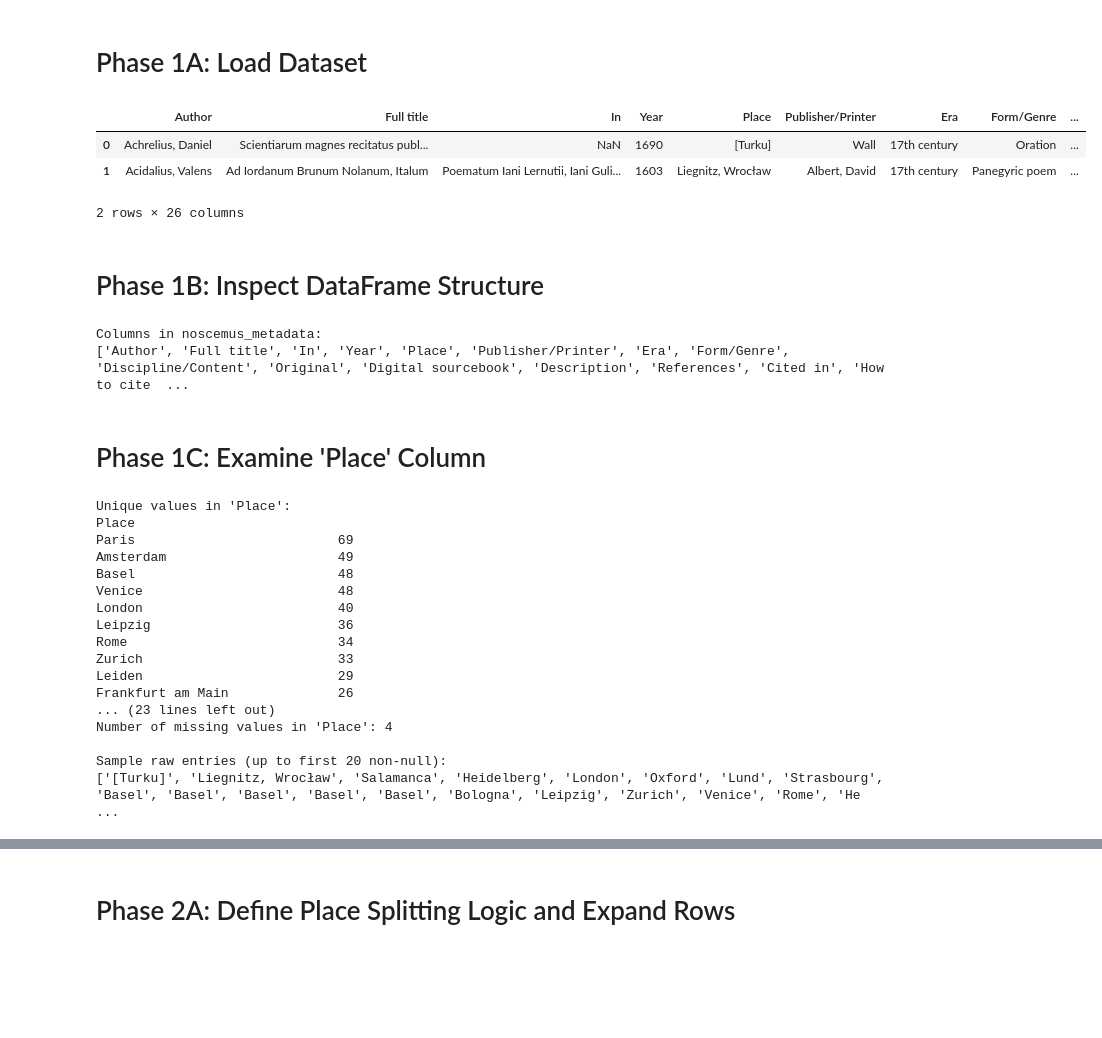
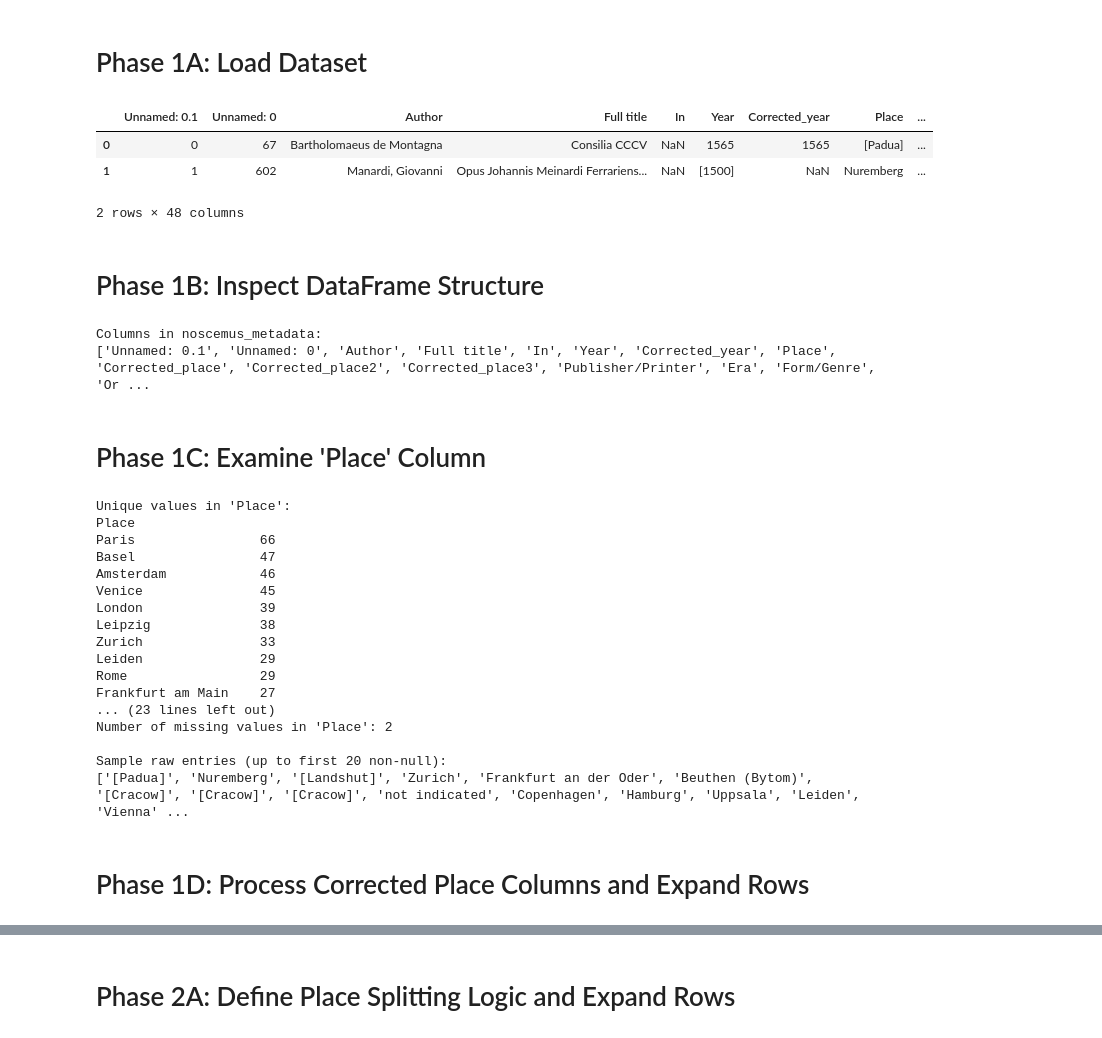
Before and after one commit to utaysi/EuPaC_noscemus, a Jupyter notebook: NOSCEMUS_geomapping_using_cleaned_dataset.ipynb, the cells around one changed output, grey strips where cells are left out. Cells and saved outputs as stored; diff of their text form; code cells hidden in the pictures; blank space fills up the shorter version.

```diff
--- a/NOSCEMUS_geomapping_using_cleaned_dataset.ipynb
+++ b/NOSCEMUS_geomapping_using_cleaned_dataset.ipynb
@@ -37,13 +37,13 @@ import time
 # Phase 1A: Load Dataset
 # %%
 # Display 2 sample DataFrame rows
-noscemus_metadata = pd.read_csv("https://raw.githubusercontent.com/CCS-ZCU/noscemus_ETF/refs/heads/master/data/metadata_table_long.csv")
+noscemus_metadata = pd.read_csv("cleaned_sofia.csv")
 noscemus_metadata.head(2)
 # %% [output]
-|  | Author | Full title | In | Year | Place | Publisher/Printer | Era | Form/Genre | ... |
-| 0 | Achrelius, Daniel | Scientiarum magnes recitatus publ... | NaN | 1690 | [Turku] | Wall | 17th century | Oration | ... |
-| 1 | Acidalius, Valens | Ad Iordanum Brunum Nolanum, Italum | Poematum Iani Lernutii, Iani Guli... | 1603 | Liegnitz, Wrocław | Albert, David | 17th century | Panegyric poem | ... |
+|  | Unnamed: 0.1 | Unnamed: 0 | Author | Full title | In | Year | Corrected_year | Place | ... |
+| 0 | 0 | 67 | Bartholomaeus de Montagna | Consilia CCCV | NaN | 1565 | 1565 | [Padua] | ... |
+| 1 | 1 | 602 | Manardi, Giovanni | Opus Johannis Meinardi Ferrariens... | NaN | [1500] | NaN | Nuremberg | ... |
-2 rows × 26 columns
+2 rows × 48 columns
 # %% [markdown]
 # Phase 1B: Inspect DataFrame Structure
 # %%
@@ -53,7 +53,7 @@ print("\nColumns in noscemus_metadata:")
 print(noscemus_metadata.columns.tolist())
 # %% [output]
 Columns in noscemus_metadata:
-['Author', 'Full title', 'In', 'Year', 'Place', 'Publisher/Printer', 'Era', 'Form/Genre', 'Discipline/Content', 'Original', 'Digital sourcebook', 'Description', 'References', 'Cited in', 'How to cite  ...
+['Unnamed: 0.1', 'Unnamed: 0', 'Author', 'Full title', 'In', 'Year', 'Corrected_year', 'Place', 'Corrected_place', 'Corrected_place2', 'Corrected_place3', 'Publisher/Printer', 'Era', 'Form/Genre', 'Or ...
 # %% [markdown]
 # Phase 1C: Examine 'Place' Column
 # %%
@@ -75,18 +75,20 @@ else:
 # %% [output]
 Unique values in 'Place':
 Place
-Paris                          69
-Amsterdam                      49
-Basel                          48
-Venice                         48
-London                         40
-Leipzig                        36
-Rome                           34
-Zurich                         33
-Leiden                         29
-Frankfurt am Main              26
+Paris                66
+Basel                47
+Amsterdam            46
+Venice               45
+London               39
+Leipzig              38
+Zurich               33
+Leiden               29
+Rome                 29
+Frankfurt am Main    27
 ... (23 lines left out)
-Number of missing values in 'Place': 4
+Number of missing values in 'Place': 2
 
 Sample raw entries (up to first 20 non-null):
-['[Turku]', 'Liegnitz, Wrocław', 'Salamanca', 'Heidelberg', 'London', 'Oxford', 'Lund', 'Strasbourg', 'Basel', 'Basel', 'Basel', 'Basel', 'Basel', 'Bologna', 'Leipzig', 'Zurich', 'Venice', 'Rome', 'He ...
+['[Padua]', 'Nuremberg', '[Landshut]', 'Zurich', 'Frankfurt an der Oder', 'Beuthen (Bytom)', '[Cracow]', '[Cracow]', '[Cracow]', 'not indicated', 'Copenhagen', 'Hamburg', 'Uppsala', 'Leiden', 'Vienna' ...
+# %% [markdown]
+# Phase 1D: Process Corrected Place Columns and Expand Rows
```
Also changed, not shown: parts of 10 cells of this notebook, 5 other files.
